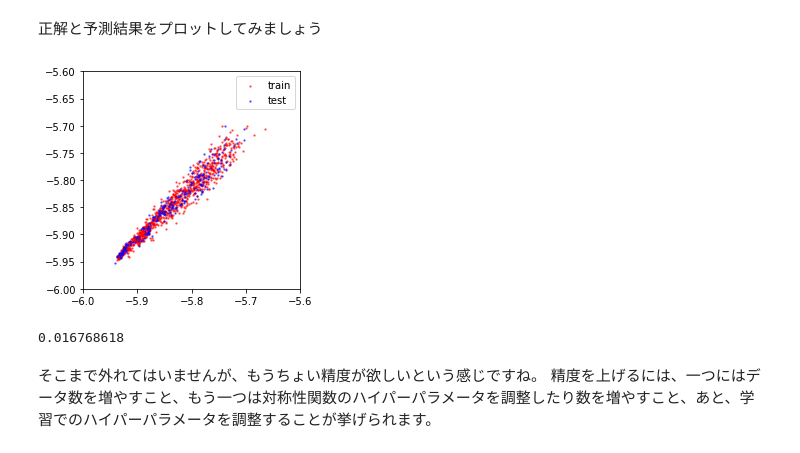
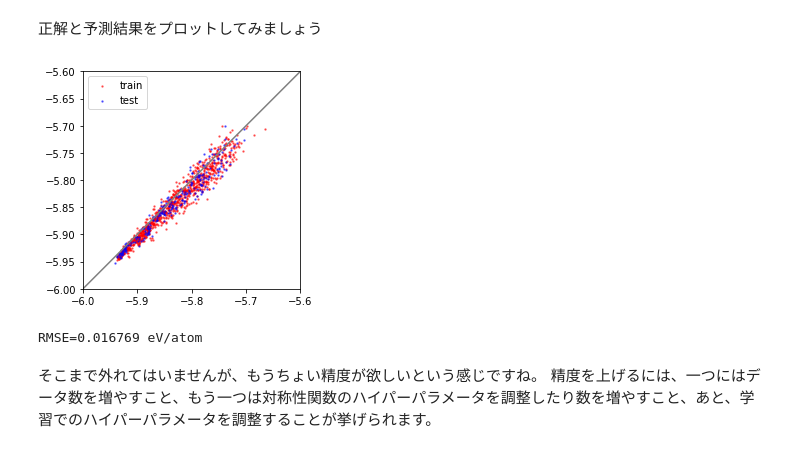
Before and after one commit to eminamitani/sample_NNP, a Jupyter notebook: SimpleNNP.ipynb, the cells around one changed output. Saved outputs shown, nothing was run; the diff lists cells and outputs as text; code cells hidden in the pictures.

```diff
--- a/SimpleNNP.ipynb
+++ b/SimpleNNP.ipynb
@@ -71,9 +71,6 @@ class Net(nn.Module):
         self.a2  = nn.Tanh()
         self.fc3 = nn.Linear(n_hidden,1)
 
-        #for debug backprop
-        self.fc1mask=[]
-        self.fc2mask=[]
 
         #He initialization
         nn.init.kaiming_normal_(self.fc1.weight)
@@ -83,7 +80,7 @@ class Net(nn.Module):
 
         self.layers=[self.fc1, self.a1, self.fc2, self.a2, self.fc3]
 
-    #relu actination function
+    #tahn actination function
     #two hidden layer
     #evaluate eneergy & derivative in forward run
     def forward(self,x):
@@ -211,24 +208,28 @@ Epoch 5000, Training Loss 0.000190
 # %%
 import matplotlib.pyplot as plt
 import matplotlib.lines as mlines
 model.eval()
 with torch.no_grad():
     predict=torch.sum(model(X_test),dim=1)/64.0
     train=torch.sum(model(X_train),dim=1)/64.0
     plt.gca().set_aspect('equal')
-    plt.xlim((-6,-5.6))
-    plt.ylim((-6,-5.6))
+    min=-6
+    max=-5.6
+    plt.xlim((min,max))
+    plt.ylim((min,max))
+    plt.plot([min,max],[min,max],color='gray')
 
     plt.scatter(y_train,train,c='red',s=2,alpha=0.5,label='train')
     plt.scatter(y_test,predict,c='blue',s=2,alpha=0.5,label='test')
     plt.legend()
 # %% [output]
-[figure, old version]
+[figure, new version]
 # %%
 diff=(y_test-predict.to('cpu').detach().numpy()).numpy()
-np.sqrt(np.mean(np.abs(diff)*np.abs(diff)))
+RMSE=np.sqrt(np.mean(np.abs(diff)*np.abs(diff)))
+print('RMSE={0:f} eV/atom'.format(RMSE))
 # %% [output]
-0.016768618
+RMSE=0.016769 eV/atom
 # %% [markdown]
 そこまで外れてはいませんが、もうちょい精度が欲しいという感じですね。
 精度を上げるには、一つにはデータ数を増やすこと、もう一つは対称性関数のハイパーパラメータを調整したり数を増やすこと、あと、学習でのハイパーパラメータを調整することが挙げられます。
```
Also changed, not shown: 1 other file.
